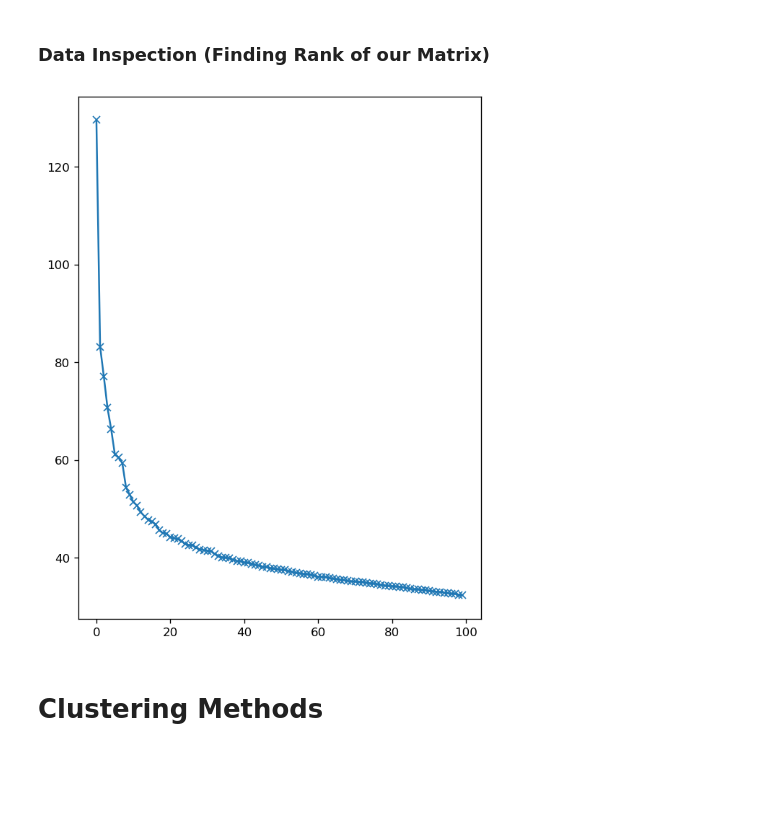
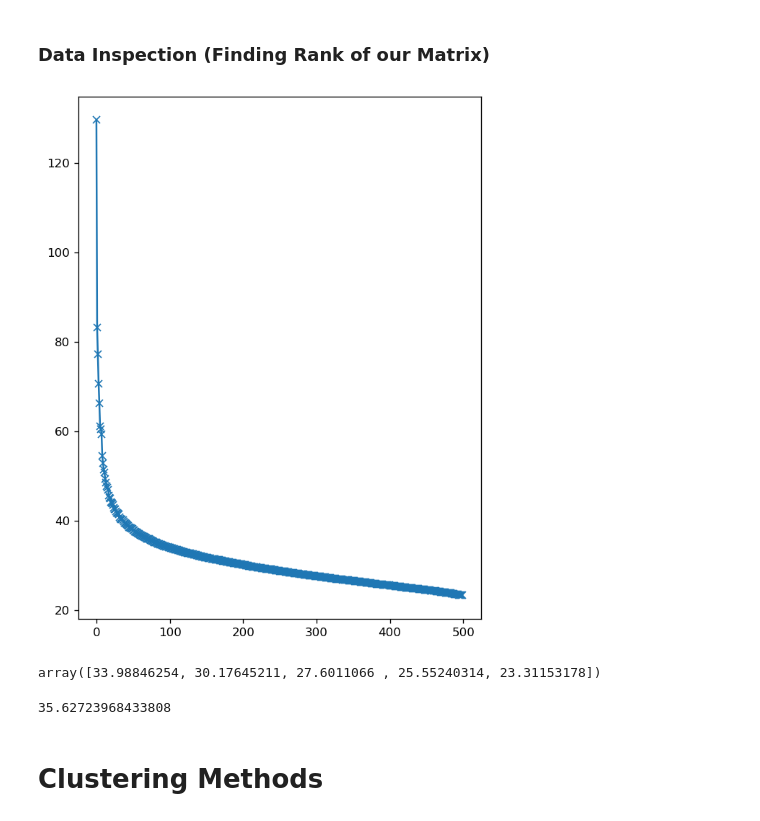
Before and after one commit to thomas-brink/STATS315B_Project, a Jupyter notebook: 315BProject.ipynb, the cells around one changed output. Saved outputs shown, nothing was run; the diff lists cells and outputs as text; code cells hidden in the pictures; blank space fills up the shorter version.

```diff
--- a/315BProject.ipynb
+++ b/315BProject.ipynb
@@ -104,14 +105,22 @@ Maximum number of unique words per doc = 586
 # %% [markdown]
 ### Data Inspection (Finding Rank of our Matrix)
 # %%
-svd = TruncatedSVD(n_components = 100)
+svd = TruncatedSVD(n_components = 500)
 svd.fit(TFIDFData)
 plt.plot(svd.singular_values_, label = "Singular Value Magnitudes", marker = "x")
 fig = plt.gcf()
 fig.set_size_inches((6,8))
 fig.set_dpi(120)
 # %% [output]
-[figure, old version]
+[figure, new version]
+# %%
+svd.singular_values_[99:500:100]
+# %% [output]
+array([33.98846254, 30.17645211, 27.6011066 , 25.55240314, 23.31153178])
+# %%
+svd.singular_values_[74]
+# %% [output]
+35.62723968433808
 # %% [markdown]
 # Clustering Methods
 # %%
```
Also changed, not shown: parts of 18 cells of this notebook.
